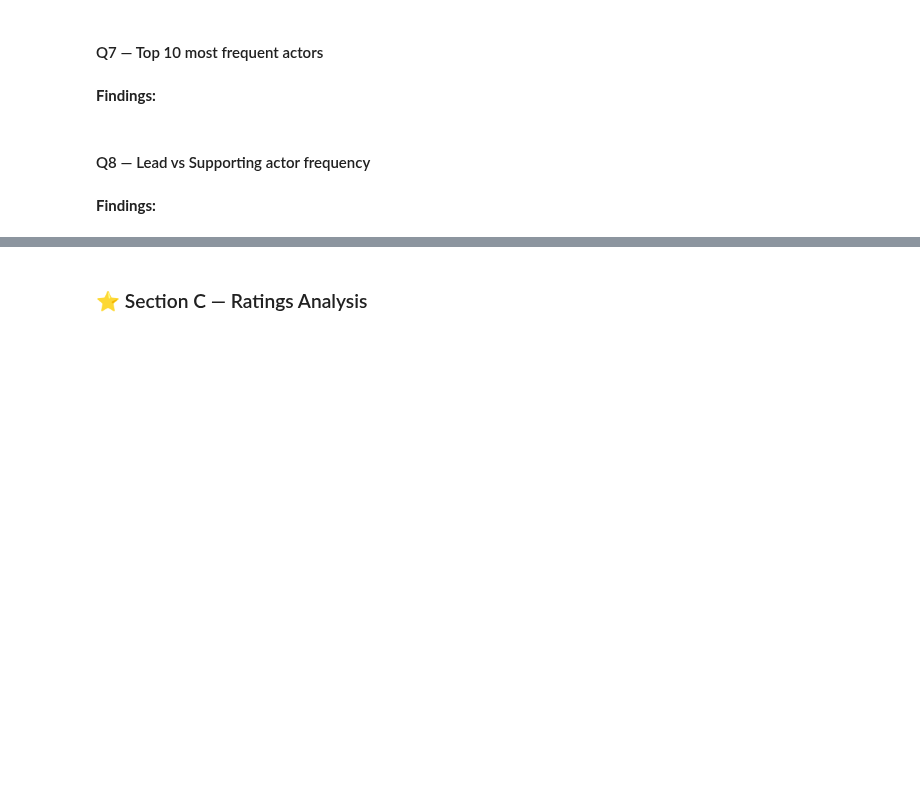
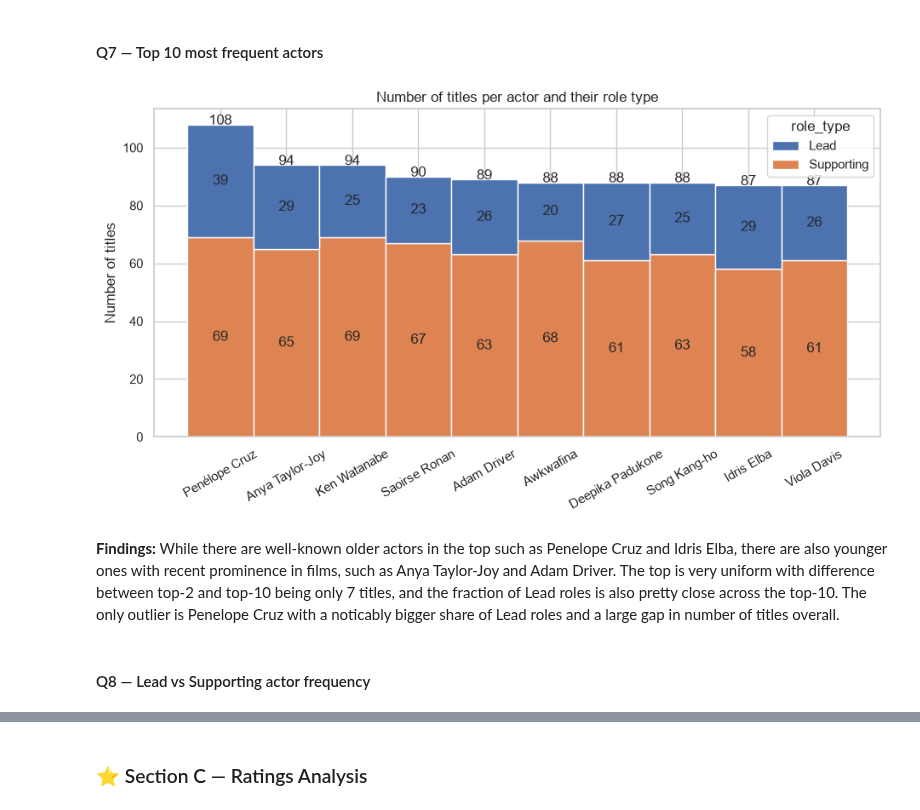
Before and after one commit to sysakm/movie_analytics_da_2026, a Jupyter notebook: starter_notebook.ipynb, the cells around one changed output, grey strips where cells are left out. Saved outputs shown, nothing was run; the diff lists cells and outputs as text; code cells hidden in the pictures; blank space fills up the shorter version.

Commit message:
Add cast and reviews analysis

```diff
--- a/starter_notebook.ipynb
+++ b/starter_notebook.ipynb
@@ -1476,4 +1477,50 @@ cur_df[cur_df['TV Show'] < cur_df['Movie'] * average_frac - 5]
-# %% [markdown]
-**Findings:**
+# %%
+# Your code here
+cur_df = cast.query('actor_name != "Unknown"')\
+    .groupby(['actor_name', 'role_type'], as_index=False).agg(n_titles=('title_id', 'nunique'))
+actor_sorting = cur_df.groupby('actor_name')['n_titles'].sum().sort_values(ascending=False)[:10]
+cur_df = cur_df[cur_df['actor_name'].isin(actor_sorting.index)]\
+    .sort_values('actor_name', key=lambda s: [-actor_sorting.loc[x] for x in s])
+
+plt.figure(figsize=(11, 5))
+sns.histplot(cur_df, x='actor_name', weights='n_titles', hue='role_type', multiple='stack', alpha=1)
+
+for actor_name, gr in cur_df.groupby('actor_name'):
+    plt.text(
+        actor_name,
+        gr['n_titles'].sum(),
+        f'{gr['n_titles'].sum()}',
+        ha='center'
+    )
+    plt.text(
+        actor_name,
+        gr.loc[gr['role_type'] == 'Supporting', 'n_titles'].sum()/2,
+        f'{gr.loc[gr['role_type'] == 'Supporting', 'n_titles'].sum()}',
+        ha='center',
+        va='center'
+    )
+    plt.text(
+        actor_name,
+        gr.loc[gr['role_type'] == 'Supporting', 'n_titles'].sum() + gr.loc[gr['role_type'] == 'Lead', 'n_titles'].sum()/2,
+        f'{gr.loc[gr['role_type'] == 'Lead', 'n_titles'].sum()}',
+        ha='center',
+        va='center'
+    )
+
+plt.ylabel('Number of titles')
+plt.xlabel('')
+plt.xticks(rotation=30)
+plt.title('Number of titles per actor and their role type')
+plt.savefig(
+    "pictures/q7.png",
+    dpi=300,
+    bbox_inches="tight",
+    transparent=False
+)
+plt.show()
+# %% [output]
+[figure, added]
+# %% [markdown]
+**Findings:** While there are well-known older actors in the top such as Penelope Cruz and Idris Elba, there are also younger ones with recent prominence in films, such as Anya Taylor-Joy and Adam Driver. The top is very uniform with difference between top-2 and top-10 being only 7 titles, and the fraction of Lead roles is also pretty close across the top-10. The only outlier is Penelope Cruz with a noticably bigger share of Lead roles and a large gap in number of titles overall.
 # %% [markdown]
 #### Q8 — Lead vs Supporting actor frequency
@@ -1482,2 +1526,0 @@ cur_df[cur_df['TV Show'] < cur_df['Movie'] * average_frac - 5]
-# %% [markdown]
-**Findings:**
```
Also changed, not shown: parts of 27 cells of this notebook, 7 other files.
